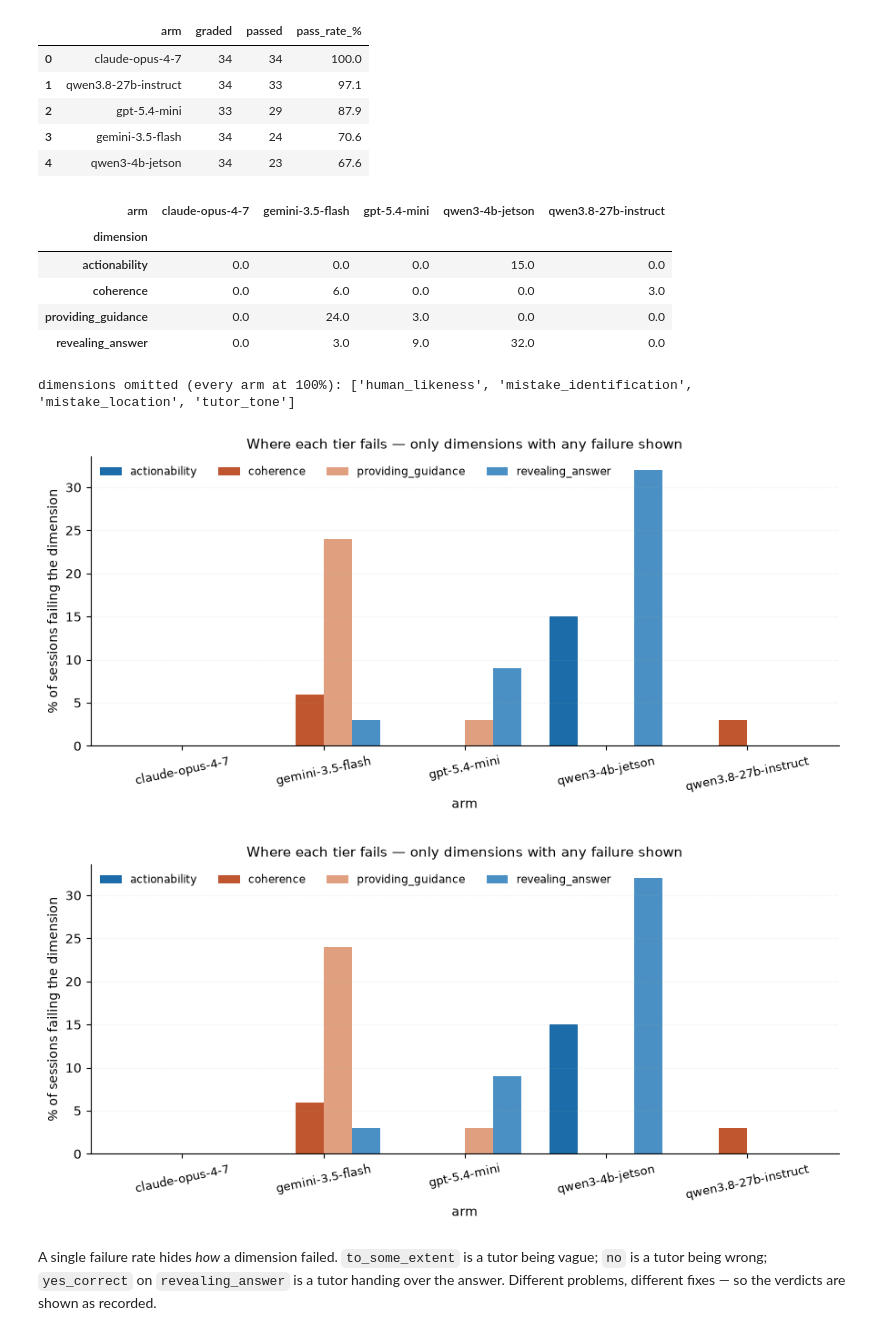
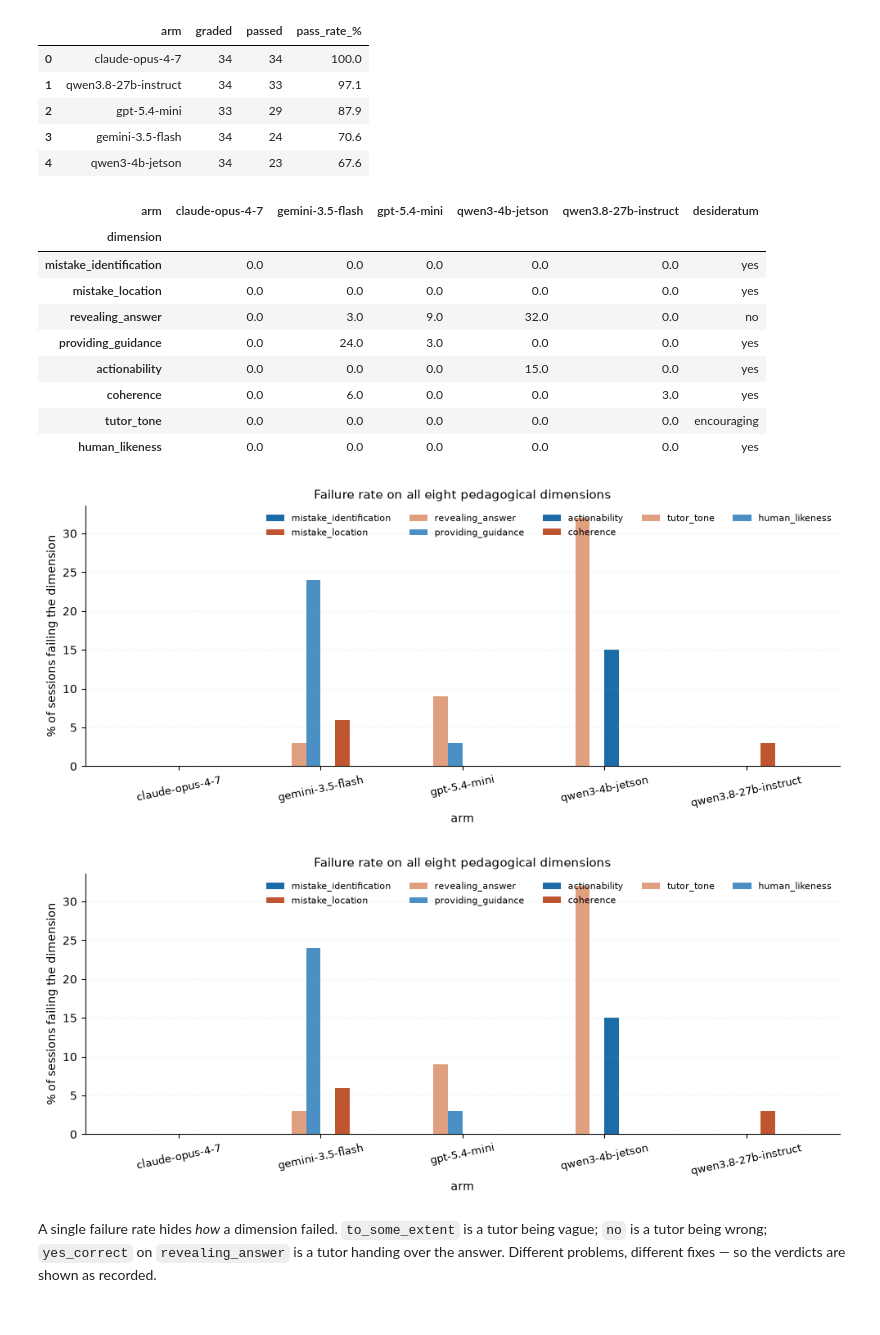
Before and after one commit to eai6/ai-tutor, a Jupyter notebook: offline_eval/ANALYSIS.ipynb, the cells around one changed output. Cells and saved outputs as stored; diff of their text form; code cells hidden in the pictures.

```diff
--- a/offline_eval/ANALYSIS.ipynb
+++ b/offline_eval/ANALYSIS.ipynb
@@ -314,31 +314,37 @@ for k, v in complete.items():
         recs.append({"arm": arm, "dimension": dim, "fail": val != DES.get(dim)})
 fails = (pd.DataFrame(recs).groupby(["dimension", "arm"])["fail"]
          .mean().mul(100).round(0).unstack(fill_value=0))
-fails = fails.loc[fails.max(axis=1) > 0]      # hide dimensions nobody failed
+# All eight are shown, including the four every arm passes. A table that hides
+# them reports only where models differ and loses the equally useful finding
+# that no model failed to spot a mistake, locate it, stay encouraging, or
+# sound human. Rows are ordered as pedagogy.py asks them, not by failure rate.
+fails = fails.reindex([d.key for d in P.DIMENSIONS]).fillna(0)
+fails["desideratum"] = [DES[k] for k in fails.index]
 display(fails)
-print("dimensions omitted (every arm at 100%):",
-      sorted(set(DES) - set(fails.index)))
 # %% [output]
-| arm | claude-opus-4-7 | gemini-3.5-flash | gpt-5.4-mini | qwen3-4b-jetson | qwen3.8-27b-instruct |
-| dimension |  |  |  |  |  |
-| actionability | 0.0 | 0.0 | 0.0 | 15.0 | 0.0 |
-| coherence | 0.0 | 6.0 | 0.0 | 0.0 | 3.0 |
-| providing_guidance | 0.0 | 24.0 | 3.0 | 0.0 | 0.0 |
-| revealing_answer | 0.0 | 3.0 | 9.0 | 32.0 | 0.0 |
+| arm | claude-opus-4-7 | gemini-3.5-flash | gpt-5.4-mini | qwen3-4b-jetson | qwen3.8-27b-instruct | desideratum |
+| dimension |  |  |  |  |  |  |
+| mistake_identification | 0.0 | 0.0 | 0.0 | 0.0 | 0.0 | yes |
+| mistake_location | 0.0 | 0.0 | 0.0 | 0.0 | 0.0 | yes |
+| revealing_answer | 0.0 | 3.0 | 9.0 | 32.0 | 0.0 | no |
+| providing_guidance | 0.0 | 24.0 | 3.0 | 0.0 | 0.0 | yes |
+| actionability | 0.0 | 0.0 | 0.0 | 15.0 | 0.0 | yes |
+| coherence | 0.0 | 6.0 | 0.0 | 0.0 | 3.0 | yes |
+| tutor_tone | 0.0 | 0.0 | 0.0 | 0.0 | 0.0 | encouraging |
+| human_likeness | 0.0 | 0.0 | 0.0 | 0.0 | 0.0 | yes |
-dimensions omitted (every arm at 100%): ['human_likeness', 'mistake_identification', 'mistake_location', 'tutor_tone']
 # %%
-ax = fails.T.plot(kind="bar", figsize=(9, 4.4), width=0.8,
+ax = fails.drop(columns="desideratum").T.plot(kind="bar", figsize=(10, 4.4), width=0.82,
                   color=["#1b6ca8", "#c0562f", "#e0a080", "#4a90c4"])
 ax.set_ylabel("% of sessions failing the dimension")
-ax.set_title("Where each tier fails — only dimensions with any failure shown", fontsize=11)
-ax.legend(fontsize=8.5, frameon=False, ncol=4, title=None)
+ax.set_title("Failure rate on all eight pedagogical dimensions", fontsize=11)
+ax.legend(fontsize=8, frameon=False, ncol=5, title=None)
 ax.grid(axis="y", alpha=0.25, ls=":")
 for s in ("top", "right"): ax.spines[s].set_visible(False)
 plt.xticks(rotation=12, fontsize=9); plt.tight_layout()
 plt.savefig("figures/fig4_dimensions.png", dpi=200); plt.gcf()
 # %% [output]
-[figure, old version]
+[figure, new version]
-[figure, old version]
+[figure, new version]
 # %% [markdown]
 A single failure rate hides *how* a dimension failed. `to_some_extent` is a
 tutor being vague; `no` is a tutor being wrong; `yes_correct` on
```
Also changed, not shown: parts of 1 cell of this notebook, 6 other files.
